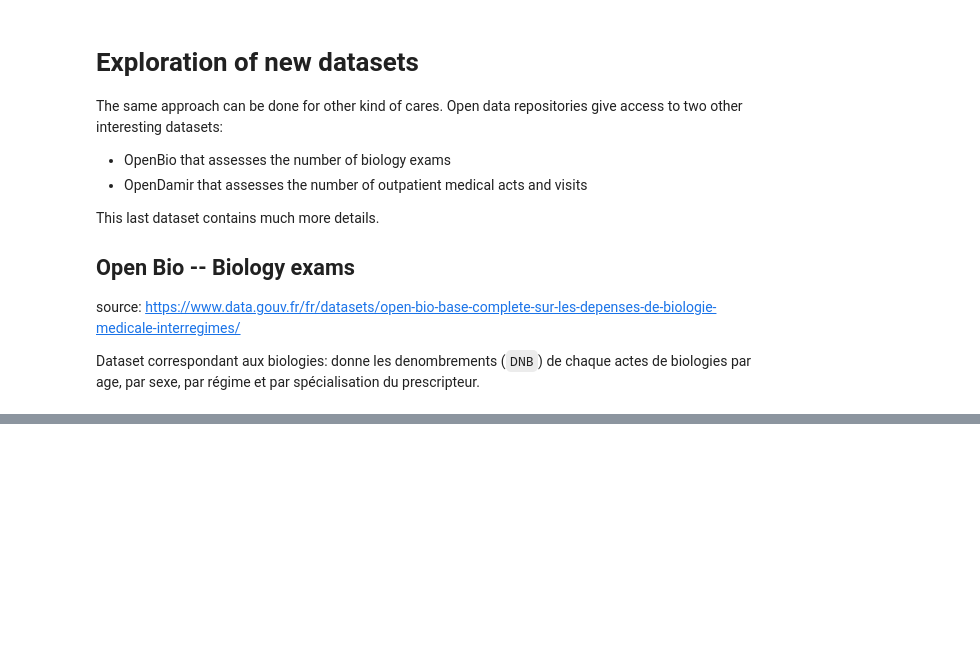
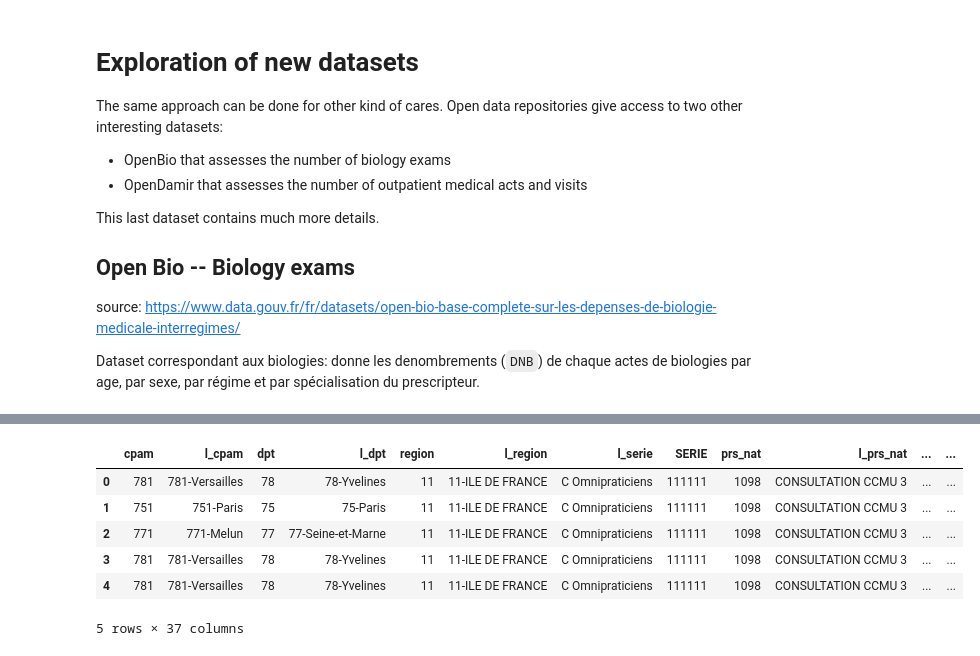
Before and after one commit to tguyet/medtrajectory_datagen, a Jupyter notebook: Data_Analysis/Public_Data_Explo.ipynb, the cells around one changed output, grey strips where cells are left out. Drawn from its saved outputs; the diff is of its cells as text; code cells hidden in the pictures; blank space fills up the shorter version.

```diff
--- a/Data_Analysis/Public_Data_Explo.ipynb
+++ b/Data_Analysis/Public_Data_Explo.ipynb
@@ -606,3 +556,13 @@ damir
+# %%
+damir.head()
+# %% [output]
+|  | cpam | l_cpam | dpt | l_dpt | region | l_region | l_serie | SERIE | prs_nat | l_prs_nat | ... | ... |
+| 0 | 781 | 781-Versailles | 78 | 78-Yvelines | 11 | 11-ILE DE FRANCE | C Omnipraticiens | 111111 | 1098 | CONSULTATION CCMU 3 | ... | ... |
+| 1 | 751 | 751-Paris | 75 | 75-Paris | 11 | 11-ILE DE FRANCE | C Omnipraticiens | 111111 | 1098 | CONSULTATION CCMU 3 | ... | ... |
+| 2 | 771 | 771-Melun | 77 | 77-Seine-et-Marne | 11 | 11-ILE DE FRANCE | C Omnipraticiens | 111111 | 1098 | CONSULTATION CCMU 3 | ... | ... |
+| 3 | 781 | 781-Versailles | 78 | 78-Yvelines | 11 | 11-ILE DE FRANCE | C Omnipraticiens | 111111 | 1098 | CONSULTATION CCMU 3 | ... | ... |
+| 4 | 781 | 781-Versailles | 78 | 78-Yvelines | 11 | 11-ILE DE FRANCE | C Omnipraticiens | 111111 | 1098 | CONSULTATION CCMU 3 | ... | ... |
+5 rows × 37 columns
 # %%
 #remove labels [the dataset can be downloaded without labels]
 try:
```
Also changed, not shown: parts of 37 cells of this notebook, 5 other files.
